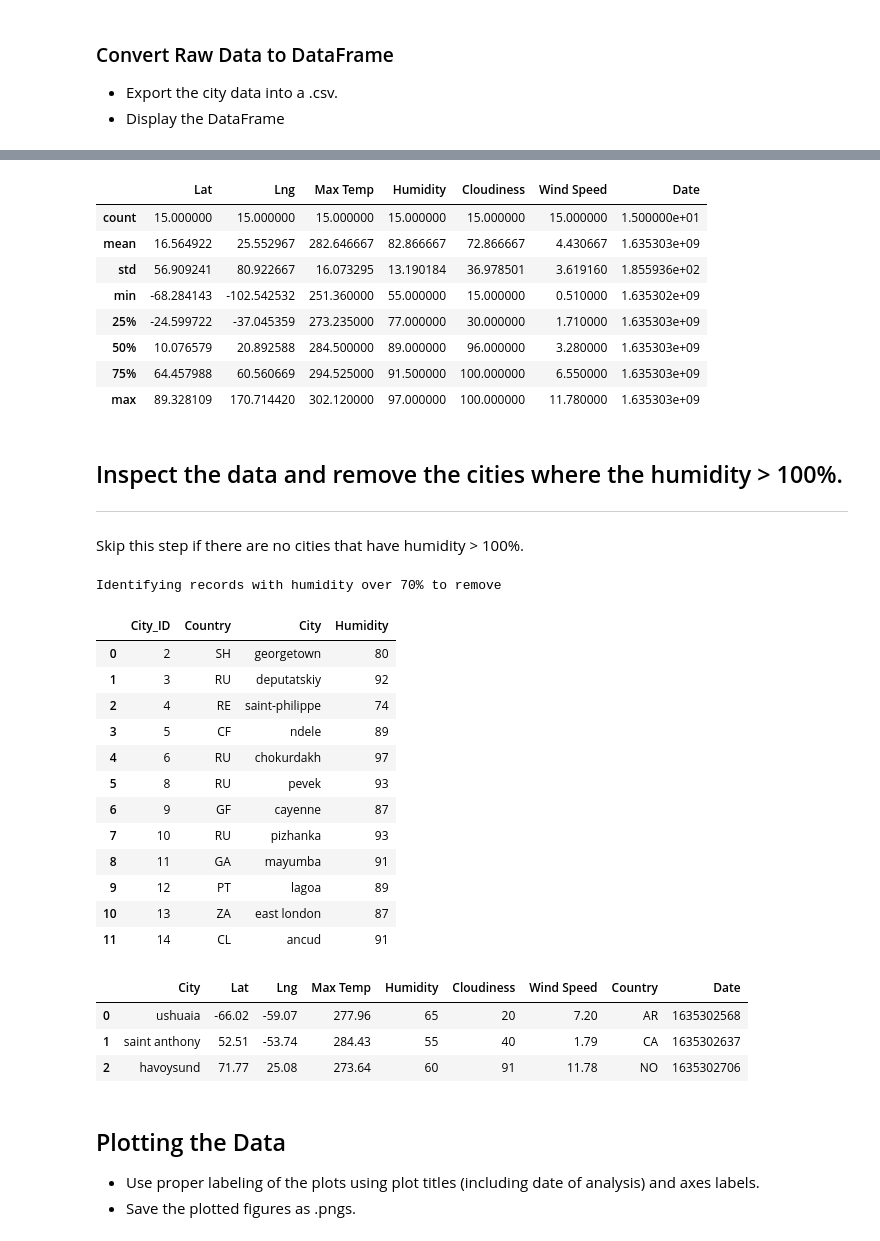
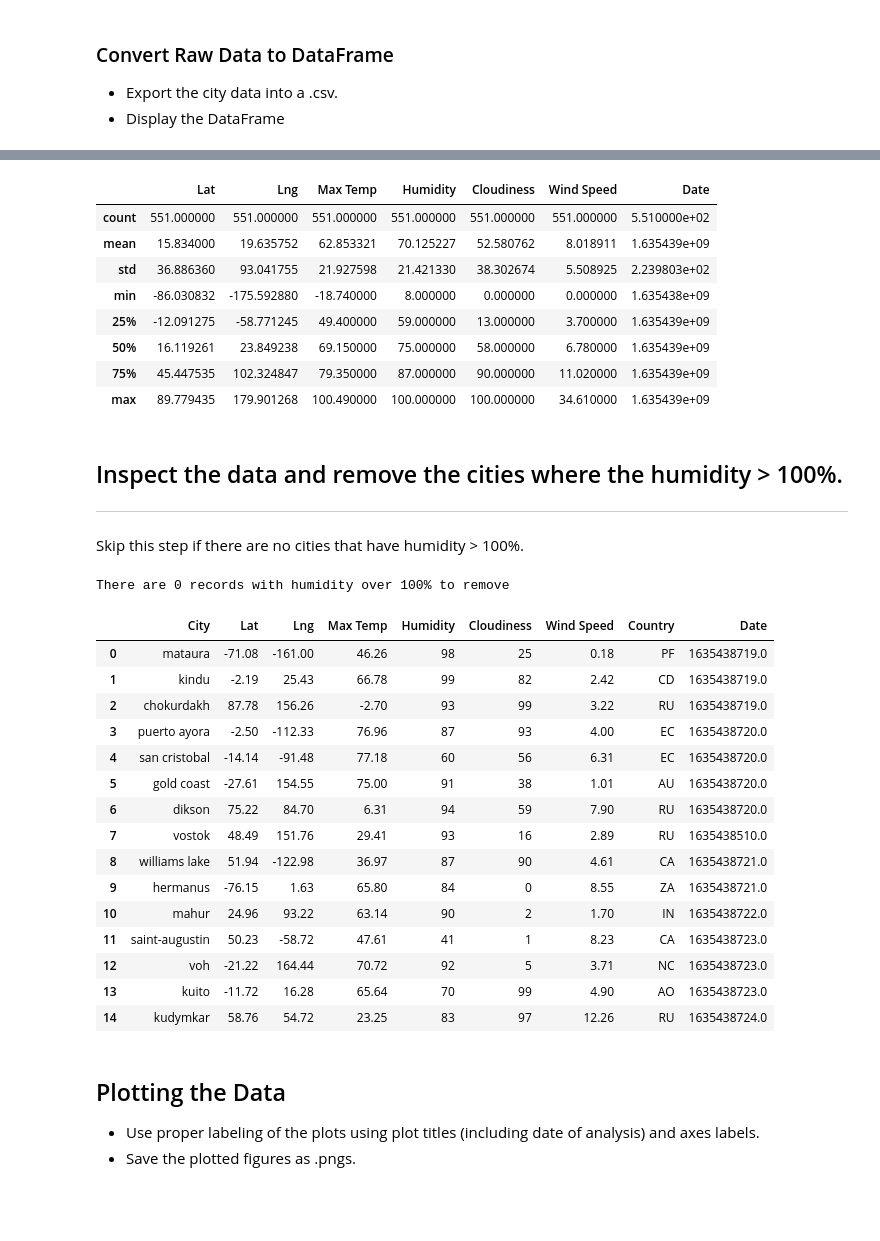
Before and after one commit to asligh/python-api-challenge, a Jupyter notebook: WeatherPy/WeatherPy.ipynb, the cells around one changed output, grey strips where cells are left out. Cells and saved outputs as stored; diff of their text form; code cells hidden in the pictures; blank space fills up the shorter version.

```diff
--- a/WeatherPy/WeatherPy.ipynb
+++ b/WeatherPy/WeatherPy.ipynb
@@ -44,7 +44,6 @@ class Keys:
 # %% [markdown]
 ## Generate Cities List
 # %%
-
 # List for holding lat_lngs and cities
 lat_lngs     = []
 
@@ -57,9 +56,9 @@ weather_container = []
 #************************************#
 #*            Test Vars             *#
 #************************************#
-geographical_span = 15 #was 1500 TODO change back
-is_test = True     #TODO remove
-test_humidity = 70 #TODO remove
+geographical_span = 1500  #was 1500 TODO change back
+is_test           = False #TODO remove
+test_humidity     = 100   #TODO remove
 #************************************#
 #*            Test Vars             *#
 #************************************#
@@ -96,5 +95,5 @@ for lat_lng in lat_lngs:
         cities.append(city_name)
 
 # Print the city count to confirm (sufficient) count
-print(f"The pseudo-random number of unique cities in this unit of execution is {len(cities)}")
+print(f"{len(cities)}")
 # %% [output]
@@ -300,39 +298,29 @@ fetched_results_df[[Keys.city,
                     Keys.date]].describe()
 # %% [output]
 |  | Lat | Lng | Max Temp | Humidity | Cloudiness | Wind Speed | Date |
-| count | 15.000000 | 15.000000 | 15.000000 | 15.000000 | 15.000000 | 15.000000 | 1.500000e+01 |
-| mean | 16.564922 | 25.552967 | 282.646667 | 82.866667 | 72.866667 | 4.430667 | 1.635303e+09 |
-| std | 56.909241 | 80.922667 | 16.073295 | 13.190184 | 36.978501 | 3.619160 | 1.855936e+02 |
-| min | -68.284143 | -102.542532 | 251.360000 | 55.000000 | 15.000000 | 0.510000 | 1.635302e+09 |
-| 25% | -24.599722 | -37.045359 | 273.235000 | 77.000000 | 30.000000 | 1.710000 | 1.635303e+09 |
-| 50% | 10.076579 | 20.892588 | 284.500000 | 89.000000 | 96.000000 | 3.280000 | 1.635303e+09 |
-| 75% | 64.457988 | 60.560669 | 294.525000 | 91.500000 | 100.000000 | 6.550000 | 1.635303e+09 |
-| max | 89.328109 | 170.714420 | 302.120000 | 97.000000 | 100.000000 | 11.780000 | 1.635303e+09 |
+| count | 551.000000 | 551.000000 | 551.000000 | 551.000000 | 551.000000 | 551.000000 | 5.510000e+02 |
+| mean | 15.834000 | 19.635752 | 62.853321 | 70.125227 | 52.580762 | 8.018911 | 1.635439e+09 |
+| std | 36.886360 | 93.041755 | 21.927598 | 21.421330 | 38.302674 | 5.508925 | 2.239803e+02 |
+| min | -86.030832 | -175.592880 | -18.740000 | 8.000000 | 0.000000 | 0.000000 | 1.635438e+09 |
+| 25% | -12.091275 | -58.771245 | 49.400000 | 59.000000 | 13.000000 | 3.700000 | 1.635439e+09 |
+| 50% | 16.119261 | 23.849238 | 69.150000 | 75.000000 | 58.000000 | 6.780000 | 1.635439e+09 |
+| 75% | 45.447535 | 102.324847 | 79.350000 | 87.000000 | 90.000000 | 11.020000 | 1.635439e+09 |
+| max | 89.779435 | 179.901268 | 100.490000 | 100.000000 | 100.000000 | 34.610000 | 1.635439e+09 |
 # %% [markdown]
 ## Inspect the data and remove the cities where the humidity > 100%.
 ----
 Skip this step if there are no cities that have humidity > 100%.
 # %%
 #  Get the indices of cities that have humidity over 100%.
-
 humidity_limit = test_humidity  ##Test Humidity [Test Variable] set above
-print(f"\nIdentifying records with humidity over {humidity_limit}% to remove")
 
 excessive_humidity_df = fetched_results_df.loc[fetched_results_df[Keys.humidity] > humidity_limit].reset_index()[[Keys.city_id,Keys.country,Keys.city,Keys.humidity]]  \
                                                                                                   .astype({Keys.city_id: 'int'})
-excessive_humidity_df.head(15)
+ex_recs_num = len(excessive_humidity_df)
+
+print(f"There are {ex_recs_num} records with humidity over {humidity_limit}% to remove")
+
+if ex_recs_num > 0:
+    excessive_humidity_df.head(15)
 # %% [output]
-Identifying records with humidity over 70% to remove
+There are 0 records with humidity over 100% to remove
-|  | City_ID | Country | City | Humidity |
-| 0 | 2 | SH | georgetown | 80 |
-| 1 | 3 | RU | deputatskiy | 92 |
-| 2 | 4 | RE | saint-philippe | 74 |
-| 3 | 5 | CF | ndele | 89 |
-| 4 | 6 | RU | chokurdakh | 97 |
-| 5 | 8 | RU | pevek | 93 |
-| 6 | 9 | GF | cayenne | 87 |
-| 7 | 10 | RU | pizhanka | 93 |
-| 8 | 11 | GA | mayumba | 91 |
-| 9 | 12 | PT | lagoa | 89 |
-| 10 | 13 | ZA | east london | 87 |
-| 11 | 14 | CL | ancud | 91 |
@@ -342,36 +327,55 @@ excessive_humidity_df = excessive_humidity_df.astype({Keys.city_id: 'int'}) #.se
 # %%
 # Make a new DataFrame equal to the city data to drop all humidity outliers by index.
-idxs_to_drop = list((x for x in list(excessive_humidity_df[Keys.city_id])))
 
 # Passing "inplace=False" will make a copy of the city_data DataFrame, which we call "clean_city_data".
-clean_city_data = fetched_results_df.drop(fetched_results_df.index[idxs_to_drop], inplace = False )
+
+clean_city_data = pd.DataFrame()
+
+if len(clean_city_data) > 0:
+    excessive_humidity_df = excessive_humidity_df.astype({Keys.city_id: 'int'})
+    idxs_to_drop = list((x for x in list(excessive_humidity_df[Keys.city_id])))
+    clean_city_data = fetched_results_df.drop(fetched_results_df.index[idxs_to_drop], inplace = False )
+else:
+    clean_city_data = fetched_results_df.copy(deep = True)
 
 clean_city_data = clean_city_data.reset_index()
 
 clean_city_data = clean_city_data.astype({Keys.city_id:    int,
                                           Keys.humidity:   int,
                                           Keys.cloudiness: int,
                                           Keys.date: 'str'})
 
 clean_city_data = clean_city_data.astype({Keys.lat:float}).round(2)
 clean_city_data = clean_city_data.astype({Keys.lng:float}).round(2)
 
 clean_city_data[Keys.date].replace('.0', '', inplace = True)
 
 clean_city_data[[Keys.city,
                  Keys.lat,
                  Keys.lng,
                  Keys.max_temp,
                  Keys.humidity,
                  Keys.cloudiness,
                  Keys.wind_speed,
                  Keys.country,
                  Keys.date]].head(15)
 # %% [output]
 |  | City | Lat | Lng | Max Temp | Humidity | Cloudiness | Wind Speed | Country | Date |
-| 0 | ushuaia | -66.02 | -59.07 | 277.96 | 65 | 20 | 7.20 | AR | 1635302568 |
-| 1 | saint anthony | 52.51 | -53.74 | 284.43 | 55 | 40 | 1.79 | CA | 1635302637 |
-| 2 | havoysund | 71.77 | 25.08 | 273.64 | 60 | 91 | 11.78 | NO | 1635302706 |
+| 0 | mataura | -71.08 | -161.00 | 46.26 | 98 | 25 | 0.18 | PF | 1635438719.0 |
+| 1 | kindu | -2.19 | 25.43 | 66.78 | 99 | 82 | 2.42 | CD | 1635438719.0 |
+| 2 | chokurdakh | 87.78 | 156.26 | -2.70 | 93 | 99 | 3.22 | RU | 1635438719.0 |
+| 3 | puerto ayora | -2.50 | -112.33 | 76.96 | 87 | 93 | 4.00 | EC | 1635438720.0 |
+| 4 | san cristobal | -14.14 | -91.48 | 77.18 | 60 | 56 | 6.31 | EC | 1635438720.0 |
+| 5 | gold coast | -27.61 | 154.55 | 75.00 | 91 | 38 | 1.01 | AU | 1635438720.0 |
+| 6 | dikson | 75.22 | 84.70 | 6.31 | 94 | 59 | 7.90 | RU | 1635438720.0 |
+| 7 | vostok | 48.49 | 151.76 | 29.41 | 93 | 16 | 2.89 | RU | 1635438510.0 |
+| 8 | williams lake | 51.94 | -122.98 | 36.97 | 87 | 90 | 4.61 | CA | 1635438721.0 |
+| 9 | hermanus | -76.15 | 1.63 | 65.80 | 84 | 0 | 8.55 | ZA | 1635438721.0 |
+| 10 | mahur | 24.96 | 93.22 | 63.14 | 90 | 2 | 1.70 | IN | 1635438722.0 |
+| 11 | saint-augustin | 50.23 | -58.72 | 47.61 | 41 | 1 | 8.23 | CA | 1635438723.0 |
+| 12 | voh | -21.22 | 164.44 | 70.72 | 92 | 5 | 3.71 | NC | 1635438723.0 |
+| 13 | kuito | -11.72 | 16.28 | 65.64 | 70 | 99 | 4.90 | AO | 1635438723.0 |
+| 14 | kudymkar | 58.76 | 54.72 | 23.25 | 83 | 97 | 12.26 | RU | 1635438724.0 |
 # %% [markdown]
 ## Plotting the Data
 * Use proper labeling of the plots using plot titles (including date of analysis) and axes labels.
```
Also changed, not shown: parts of 17 cells of this notebook, 13 other files.
